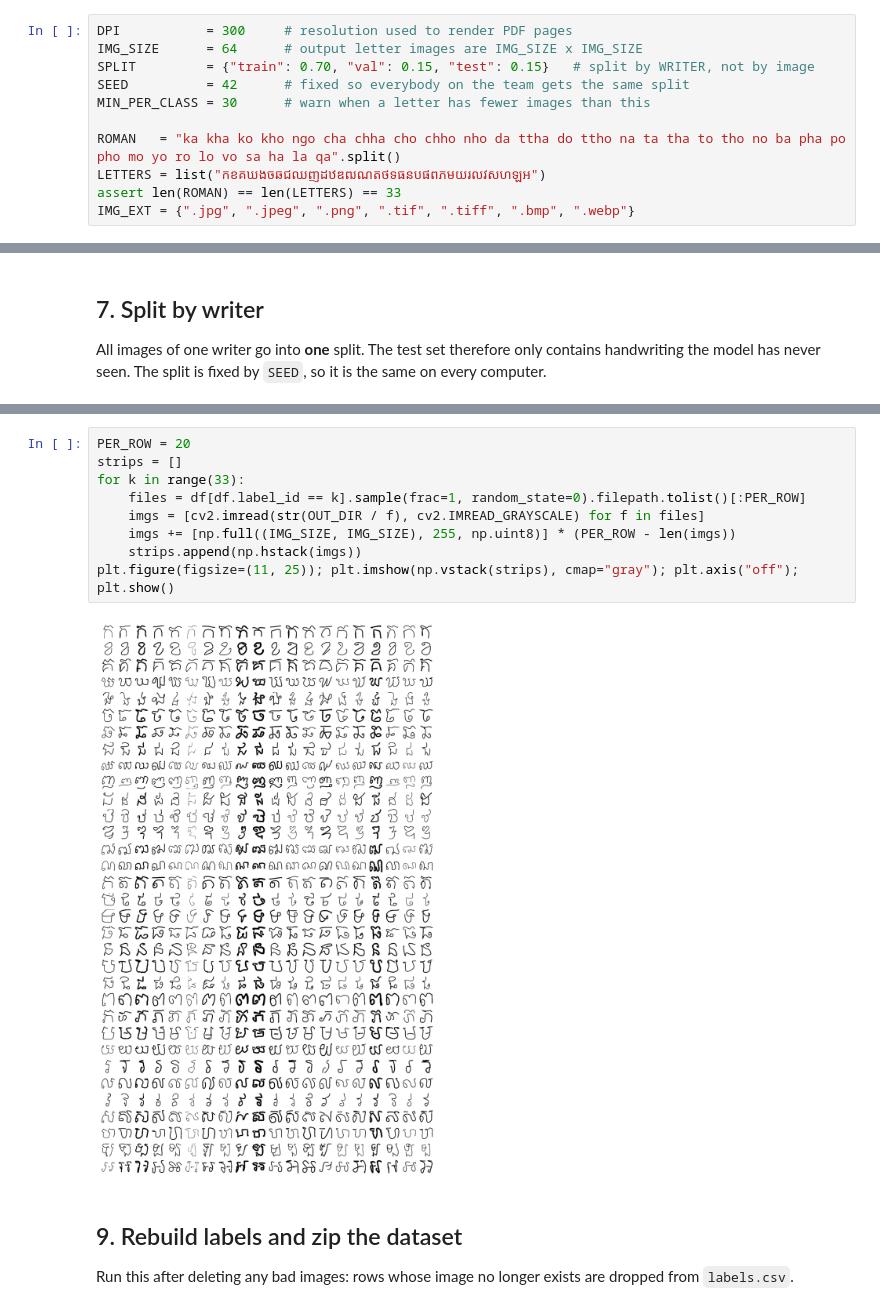
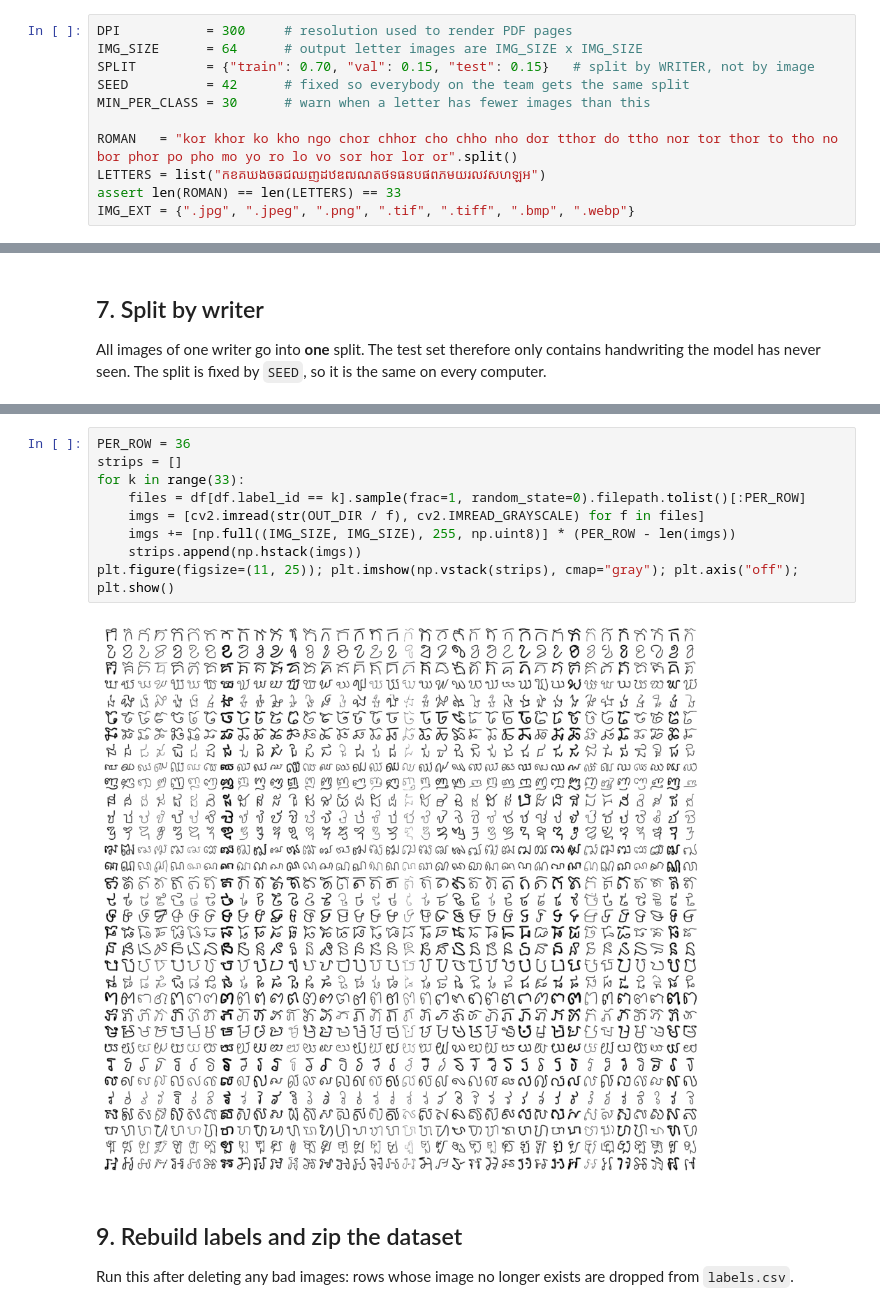
Before and after one commit to seangDarong/ml-project-khmer-consonant, a Jupyter notebook: notebooks/01_prepare_dataset.ipynb, the cells around one changed output, grey strips where cells are left out. Drawn from its saved outputs; the diff is of its cells as text.

Commit message:
Add model training, evaluation and drawing app; rename letters (kor, khor, ...)

```diff
--- a/notebooks/01_prepare_dataset.ipynb
+++ b/notebooks/01_prepare_dataset.ipynb
@@ -55,7 +55,7 @@ SPLIT         = {"train": 0.70, "val": 0.15, "test": 0.15}   # split by WRITER,
 SEED          = 42      # fixed so everybody on the team gets the same split
 MIN_PER_CLASS = 30      # warn when a letter has fewer images than this
 
-ROMAN   = "ka kha ko kho ngo cha chha cho chho nho da ttha do ttho na ta tha to tho no ba pha po pho mo yo ro lo vo sa ha la qa".split()
+ROMAN   = "kor khor ko kho ngo chor chhor cho chho nho dor tthor do ttho nor tor thor to tho no bor phor po pho mo yo ro lo vo sor hor lor or".split()
 LETTERS = list("កខគឃងចឆជឈញដឋឌឍណតថទធនបផពភមយរលវសហឡអ")
 assert len(ROMAN) == len(LETTERS) == 33
 IMG_EXT = {".jpg", ".jpeg", ".png", ".tif", ".tiff", ".bmp", ".webp"}
@@ -319,14 +319,14 @@ w18        train     66
 # %%
-PER_ROW = 20
+PER_ROW = 36
 strips = []
 for k in range(33):
     files = df[df.label_id == k].sample(frac=1, random_state=0).filepath.tolist()[:PER_ROW]
     imgs = [cv2.imread(str(OUT_DIR / f), cv2.IMREAD_GRAYSCALE) for f in files]
     imgs += [np.full((IMG_SIZE, IMG_SIZE), 255, np.uint8)] * (PER_ROW - len(imgs))
     strips.append(np.hstack(imgs))
 plt.figure(figsize=(11, 25)); plt.imshow(np.vstack(strips), cmap="gray"); plt.axis("off"); plt.show()
 # %% [output]
-[figure, old version]
+[figure, new version]
 # %% [markdown]
 ## 9. Rebuild labels and zip the dataset
 
```
Also changed, not shown: parts of 7 cells of this notebook, 22 other files.
